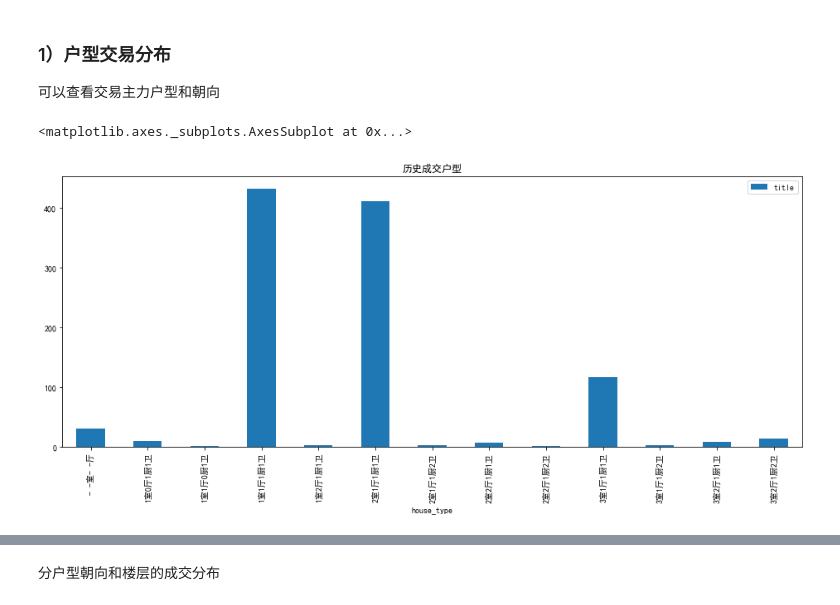
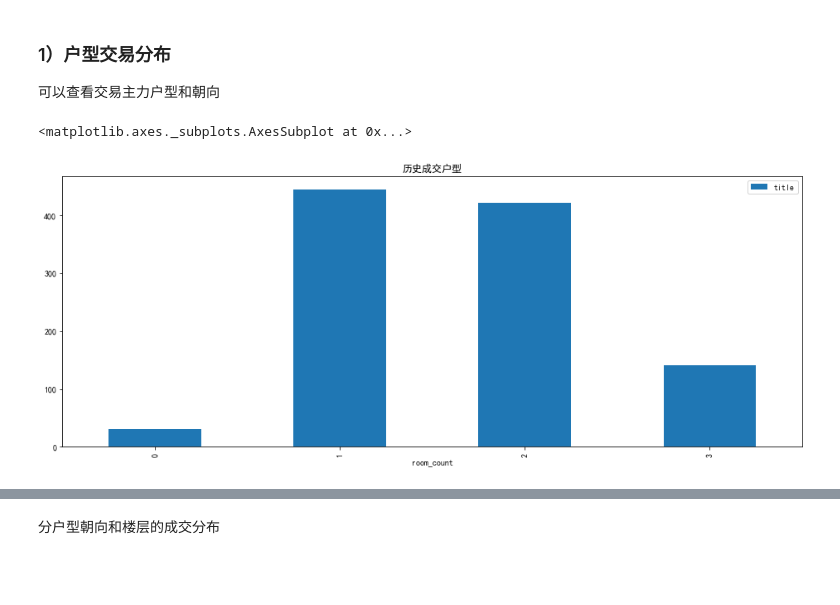
Before and after one commit to DanielHHP/lianjiaSpider, a Jupyter notebook: notebook/house_deal_analyse.ipynb, the cells around one changed output, grey strips where cells are left out. Cells and saved outputs as stored; diff of their text form; code cells hidden in the pictures; blank space fills up the shorter version.

Commit message:
scrawl new data

```diff
--- a/notebook/house_deal_analyse.ipynb
+++ b/notebook/house_deal_analyse.ipynb
@@ -89,6 +89,19 @@ data['orientation'] = data['orientation'].map(lambda x: ''.join(set([i for i in
 # 新列
 data['per_area_price'] = data['transaction_price']/data['area']
 data['transaction_listed_price_gap'] = data['transaction_price']-data['listed_price']
+
+def convert_area_level(area):
+    return int(round(area/10))*10
+
+def convert_room_count(house_type):
+    try:
+        return int(house_type[0])
+    except Exception:
+        return 0
+
+# 面积阶梯
+data['area_level'] = data['area'].map(convert_area_level)
+data['room_count'] = data['house_type'].map(convert_room_count)
 # %%
 data.dtypes
 # %% [output]
@@ -160,7 +173,7 @@ print(data['build_year'].unique())
 
 可以查看交易主力户型和朝向
 # %%
-data.groupby(['house_type']).count()[['title']].plot(kind='bar', figsize=(16,6), title='历史成交户型')
+data.groupby(['room_count']).count()[['title']].plot(kind='bar', figsize=(16,6), title='历史成交户型')
 # %% [output]
 <matplotlib.axes._subplots.AxesSubplot at 0x...>
-[figure, old version]
+[figure, new version]
```
Also changed, not shown: parts of 21 cells of this notebook, 4 other files.
